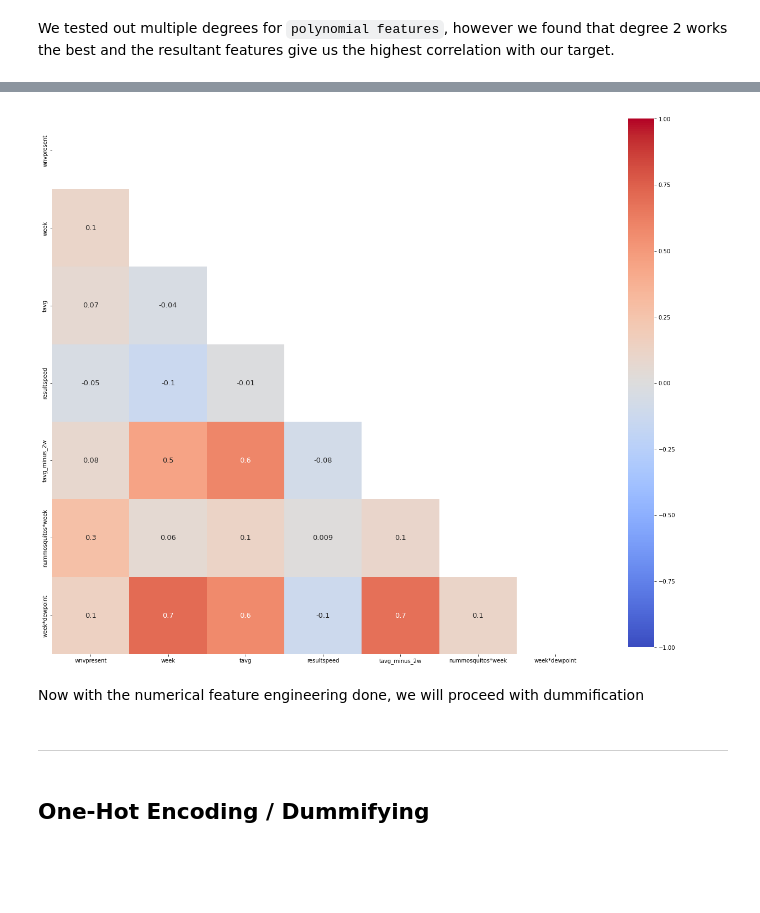
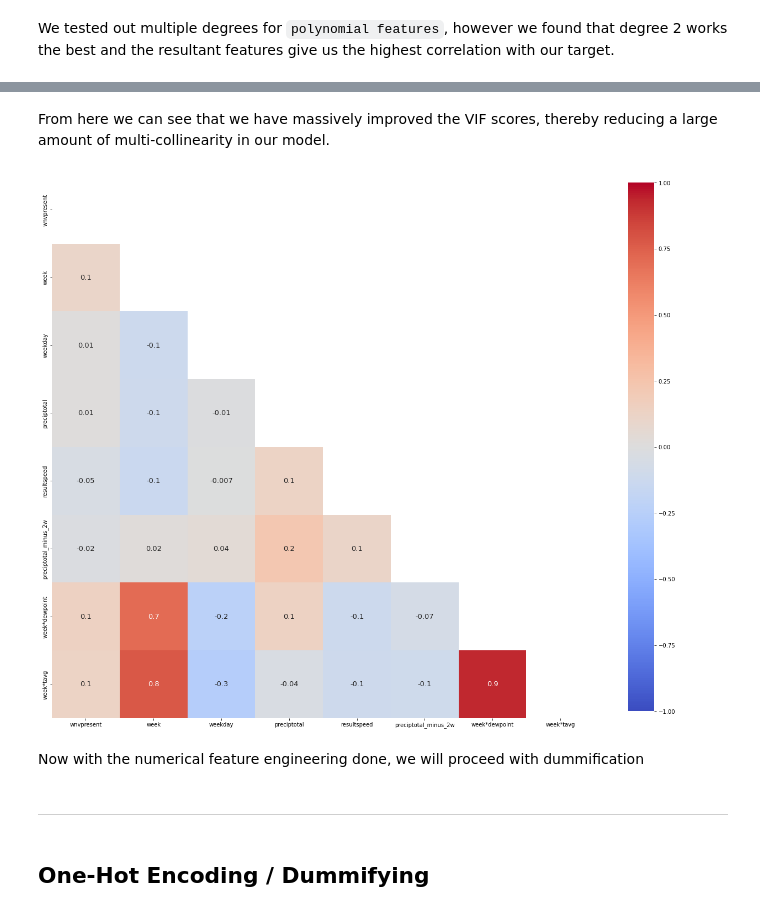
Before and after one commit to sujayjangam/Project-4-DSI, a Jupyter notebook: code/Jay's Feature Engineering.ipynb, the cells around one changed output, grey strips where cells are left out. Drawn from its saved outputs; the diff is of its cells as text; code cells hidden in the pictures; blank space fills up the shorter version.

Commit message:
Update Feature Engineering notebook

```diff
--- a/code/Jay's Feature Engineering.ipynb
+++ b/code/Jay's Feature Engineering.ipynb
@@ -269,8 +320,0 @@ We will select a couple of features from the above series, 1 from each 'category
-# %%
-# manually adding the selected polynomial features to our original DataFrame
-df['nummosquitos*week'] = df['nummosquitos']*df['week']
-df['week*dewpoint'] = df['week']*df['dewpoint']
-df['week*tavg_minus_2w'] = df['week']*df['tavg_minus_2w']
-df['dewpoint*tavg_minus_2w'] = df['dewpoint']*df['tavg_minus_2w']
-df['tavg*dewpoint'] = df['tavg']*df['dewpoint']
-df['tavg*dewpoint_minus_2w'] = df['tavg']*df['dewpoint_minus_2w']
@@ -318,5 +320,0 @@ After looking at the VIF scores, testing, and looking at the heatmap, we will pr
-# %%
-df.drop(columns=['nummosquitos', 'dewpoint',
-                 'tavg*dewpoint_minus_2w', 'week*tavg_minus_2w',
-                 'tavg*dewpoint', 'dewpoint*tavg_minus_2w', 'dewpoint_minus_2w'],
-                inplace=True)
@@ -344,0 +368,16 @@ From here we can see that we have massively improved the VIF scores, thereby red
+# %%
+# manually adding the selected polynomial features to our original DataFrame
+
+df['week*dewpoint'] = df['week']*df['dewpoint']
+df['week*tavg'] = df['week']*df['tavg']
+
+df['week*tavg_minus_2w'] = df['week']*df['tavg_minus_2w']
+df['week*dewpoint_minus_2w'] = df['week']*df['dewpoint_minus_2w']
+
+df['dewpoint*tavg_minus_2w'] = df['dewpoint']*df['tavg_minus_2w']
+df['dewpoint*dewpoint_minus_2w'] = df['dewpoint']*df['dewpoint_minus_2w']
+
+df['tavg*dewpoint'] = df['tavg']*df['dewpoint']
+df['tavg*dewpoint_minus_2w'] = df['tavg']*df['dewpoint_minus_2w']
+
+df['tavg_minus_2w*dewpoint_minus_2w'] = df['tavg_minus_2w']*df['dewpoint_minus_2w']
@@ -344,0 +438,5 @@ From here we can see that we have massively improved the VIF scores, thereby red
+# %%
+df_regression = df.drop(columns=['dewpoint_minus_2w', 'tavg_minus_2w*dewpoint_minus_2w',
+                                 'tavg', 'dewpoint*dewpoint_minus_2w', 'tavg*dewpoint',
+                                 'dewpoint', 'tavg*dewpoint_minus_2w', 'dewpoint*tavg_minus_2w',
+                                 'tavg_minus_2w', 'week*dewpoint_minus_2w', 'week*tavg_minus_2w'])
@@ -345,11 +464,13 @@ From here we can see that we have massively improved the VIF scores, thereby red
+# %% [markdown]
+From here we can see that we have massively improved the VIF scores, thereby reducing a large amount of multi-collinearity in our model.
 # %%
-plot_heatmap(df)
+plot_heatmap(df_regression)
 # %% [output]
-[figure, old version]
+[figure, new version]
-# %% [markdown]
-Now with the numerical feature engineering done, we will proceed with dummification
-# %% [markdown]
----
+# %% [markdown]
+Now with the numerical feature engineering done, we will proceed with dummification
+# %% [markdown]
+---
 # %% [markdown]
 ## One-Hot Encoding / Dummifying
 # %% [markdown]
```
Also changed, not shown: parts of 73 cells of this notebook.
